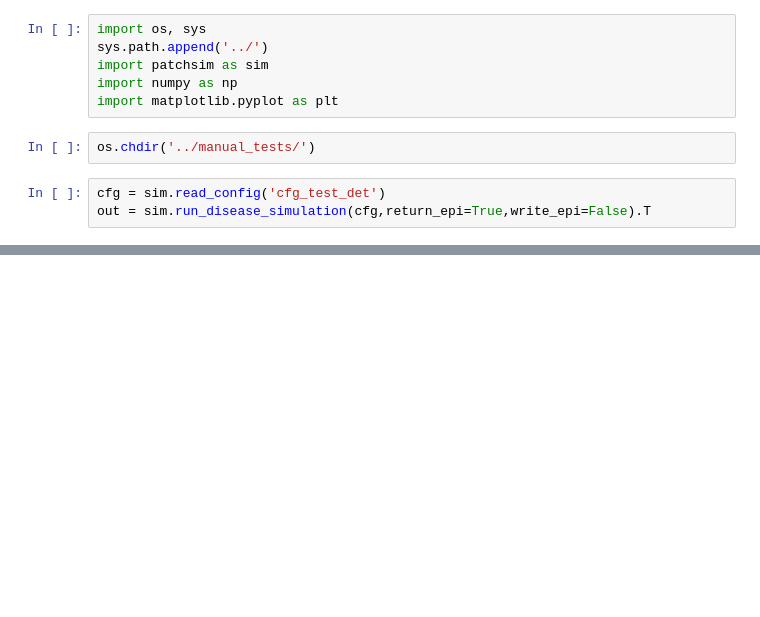
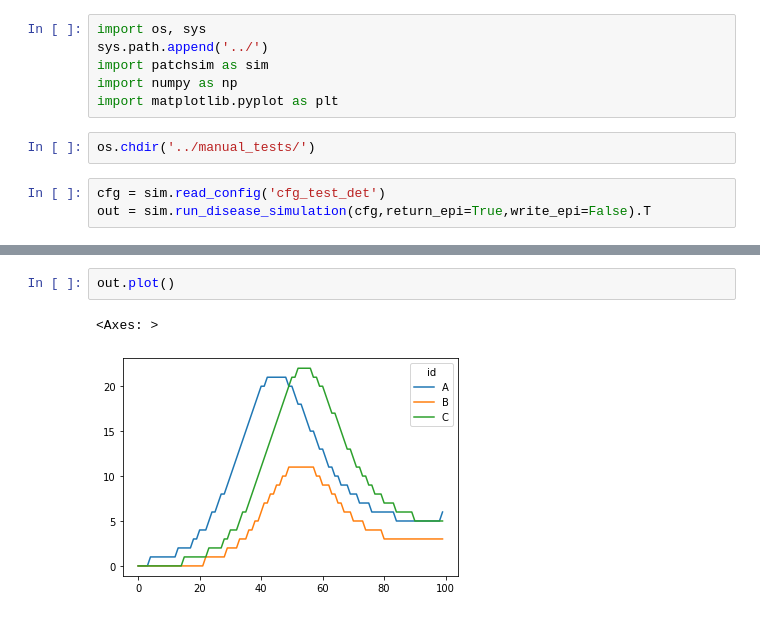
Before and after one commit to NSSAC/PatchSim, a Jupyter notebook: test_patchsim/test_notebook.ipynb, the cells around one changed output, grey strips where cells are left out. Saved outputs shown, nothing was run; the diff lists cells and outputs as text; blank space fills up the shorter version.

```diff
--- a/test_patchsim/test_notebook.ipynb
+++ b/test_patchsim/test_notebook.ipynb
@@ -27,4 +27,9 @@ out
 100 rows × 3 columns
+# %%
+out.plot()
+# %% [output]
+<Axes: >
+[figure, added]
 # %%
 plt.figure()
 ax = plt.gca()
```
Also changed, not shown: parts of 2 cells of this notebook, 2 other files.
